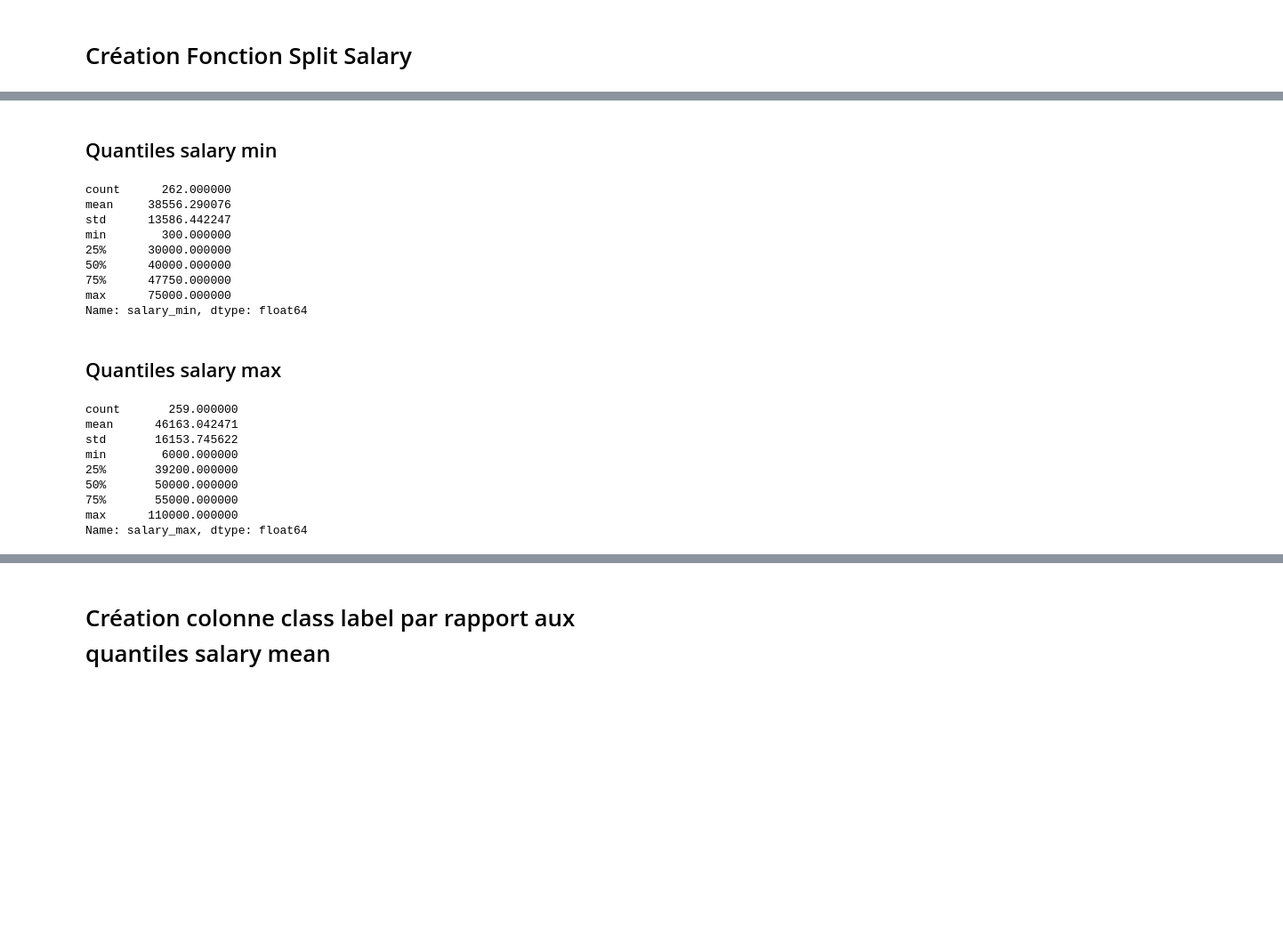
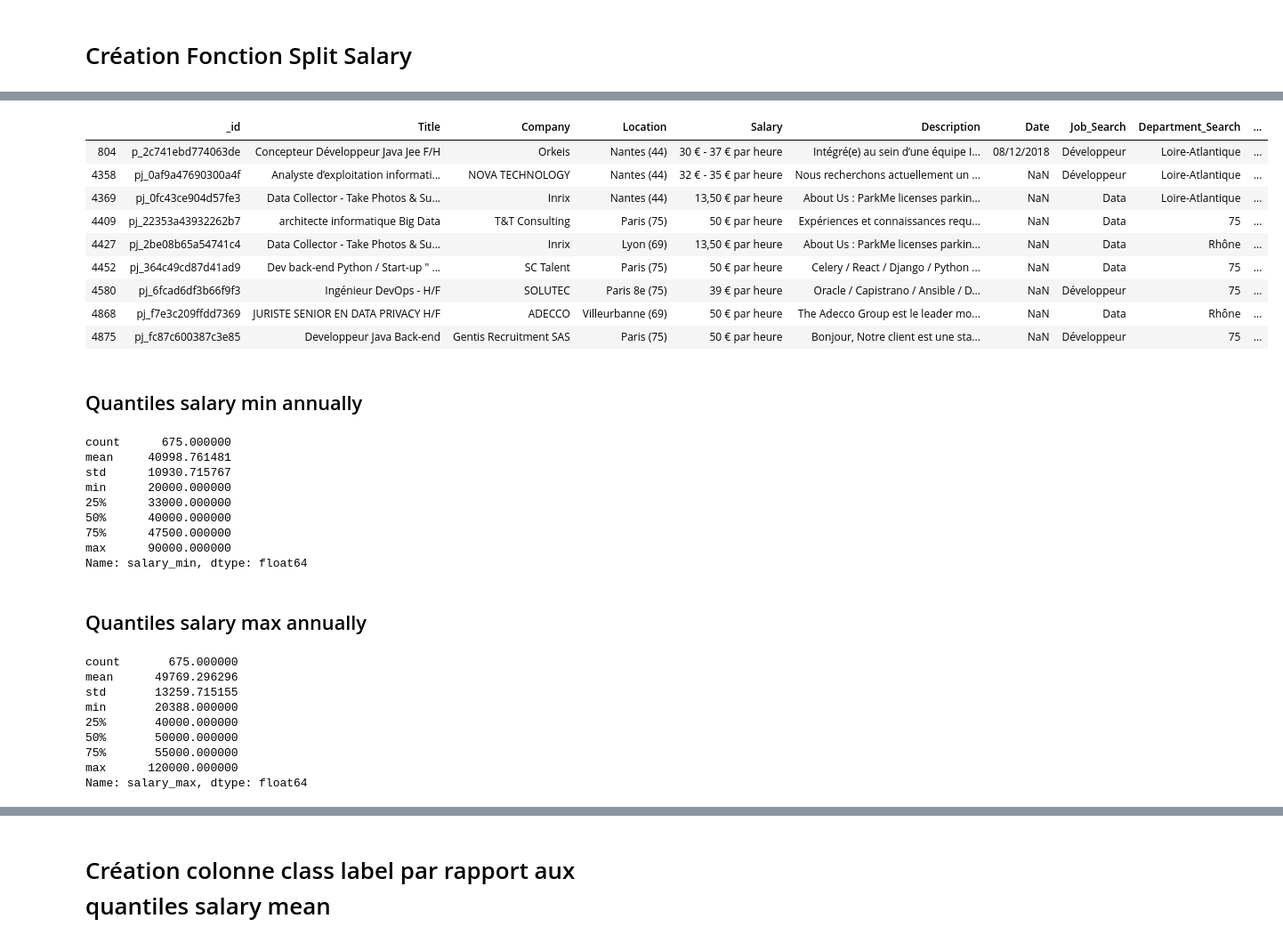
Before and after one commit to Biolfa/PROJET-ML---INDEED, a Jupyter notebook: pre_processing.ipynb, the cells around one changed output, grey strips where cells are left out. Shown at 89% size. Cells and saved outputs as stored; diff of their text form; code cells hidden in the pictures; blank space fills up the shorter version.

```diff
--- a/pre_processing.ipynb
+++ b/pre_processing.ipynb
@@ -67,16 +79,29 @@ def split_salary(row):
         salary_min = salary
         salary_max = salary
 
-    row["salary_min"] = salary_min.replace("€","").replace("par mois","").replace("par semaine","").replace("par an","").replace("\xa0","")
-    row["salary_max"] = salary_max.replace("€","").replace("par mois","").replace("par semaine","").replace("par an","").replace("\xa0","")
+    row["salary_min"] = salary_min.replace("€","").replace("par heure","").replace("par mois","").replace("par semaine","").replace("par an","").replace(",50",".50").replace("\xa0","")
+    row["salary_max"] = salary_max.replace("€","").replace("par heure","").replace("par jour","").replace("par mois","").replace("par semaine","").replace(",50",".50").replace("par an","").replace("\xa0","")
 
-    if "mois" in row["Salary"]:
+
+    if ("mois" in row["Salary"]) and (int(row["salary_min"]) > 1500):
         row["salary_min"] = int(row["salary_min"])*12
         row["salary_max"] = int(row["salary_max"])*12
+        row["salary_type"] = "annually"
+
+    if "mois" in row["Salary"] and (int(row["salary_min"]) <= 1500):
+        row["salary_type"] = "monthly"
+
+    if "jour" in row["Salary"]:
+        row["salary_type"] = "daily"
 
     if "semaine" in row["Salary"]:
-        row["salary_min"] = int(row["salary_min"])*52
-        row["salary_max"] = int(row["salary_max"])*52
+        row["salary_type"] = "weekly"
+
+    if "an" in row["Salary"]:
+        row["salary_type"] = "annually"
+
+    if "heure" in row["Salary"]:
+        row["salary_type"] = "per hour"
 
     return row
 # %% [markdown]
@@ -105,0 +163,5 @@ df_salary
+# %%
+df_annually = df_salary[df_salary["salary_type"]=="annually"]
+df_monthly = df_salary[df_salary["salary_type"]=="monthly"]
+df_weekly = df_salary[df_salary["salary_type"]=="weekly"]
+df_hour = df_salary[df_salary["salary_type"]=="per hour"]
@@ -125,0 +190,5 @@ df_salary
+# %%
+df_annually["salary_mean"] = (df_annually["salary_min"]+df_annually["salary_max"])/2
+df_monthly["salary_mean"] = (df_monthly["salary_min"]+df_monthly["salary_max"])/2
+df_weekly["salary_mean"] = (df_weekly["salary_min"]+df_weekly["salary_max"])/2
+df_hour["salary_mean"] = (df_hour["salary_min"]+df_hour["salary_max"])/2
@@ -126,29 +216,42 @@ df_salary
+# %%
+df_hour
+# %% [output]
+|  | _id | Title | Company | Location | Salary | Description | Date | Job_Search | Department_Search | ... |
+| 804 | p_2c741ebd774063de | Concepteur Développeur Java Jee F/H | Orkeis | Nantes (44) | 30 € - 37 € par heure | Intégré(e) au sein d’une équipe I... | 08/12/2018 | Développeur | Loire-Atlantique | ... |
+| 4358 | pj_0af9a47690300a4f | Analyste d’exploitation informati... | NOVA TECHNOLOGY | Nantes (44) | 32 € - 35 € par heure | Nous recherchons actuellement un ... | NaN | Développeur | Loire-Atlantique | ... |
+| 4369 | pj_0fc43ce904d57fe3 | Data Collector - Take Photos & Su... | Inrix | Nantes (44) | 13,50 € par heure | About Us : ParkMe licenses parkin... | NaN | Data | Loire-Atlantique | ... |
+| 4409 | pj_22353a43932262b7 | architecte informatique Big Data | T&T Consulting | Paris (75) | 50 € par heure | Expériences et connaissances requ... | NaN | Data | 75 | ... |
+| 4427 | pj_2be08b65a54741c4 | Data Collector - Take Photos & Su... | Inrix | Lyon (69) | 13,50 € par heure | About Us : ParkMe licenses parkin... | NaN | Data | Rhône | ... |
+| 4452 | pj_364c49cd87d41ad9 | Dev back-end Python / Start-up " ... | SC Talent | Paris (75) | 50 € par heure | Celery / React / Django / Python ... | NaN | Data | 75 | ... |
+| 4580 | pj_6fcad6df3b66f9f3 | Ingénieur DevOps - H/F | SOLUTEC | Paris 8e (75) | 39 € par heure | Oracle / Capistrano / Ansible / D... | NaN | Développeur | 75 | ... |
+| 4868 | pj_f7e3c209ffdd7369 | JURISTE SENIOR EN DATA PRIVACY H/F | ADECCO | Villeurbanne (69) | 50 € par heure | The Adecco Group est le leader mo... | NaN | Data | Rhône | ... |
+| 4875 | pj_fc87c600387c3e85 | Developpeur Java Back-end | Gentis Recruitment SAS | Paris (75) | 50 € par heure | Bonjour, Notre client est une sta... | NaN | Développeur | 75 | ... |
 # %% [markdown]
-## Quantiles salary min
+## Quantiles salary min annually
 # %%
-df_salary.salary_min.describe()
+df_annually.salary_min.describe()
 # %% [output]
-count      262.000000
-mean     38556.290076
-std      13586.442247
-min        300.000000
-25%      30000.000000
+count      675.000000
+mean     40998.761481
+std      10930.715767
+min      20000.000000
+25%      33000.000000
 50%      40000.000000
-75%      47750.000000
-max      75000.000000
+75%      47500.000000
+max      90000.000000
 Name: salary_min, dtype: float64
 # %% [markdown]
-## Quantiles salary max
+## Quantiles salary max annually
 # %%
-df_salary.salary_max.describe()
+df_annually.salary_max.describe()
 # %% [output]
-count       259.000000
-mean      46163.042471
-std       16153.745622
-min        6000.000000
-25%       39200.000000
+count       675.000000
+mean      49769.296296
+std       13259.715155
+min       20388.000000
+25%       40000.000000
 50%       50000.000000
 75%       55000.000000
-max      110000.000000
+max      120000.000000
 Name: salary_max, dtype: float64
 # %% [markdown]
```
Also changed, not shown: parts of 49 cells of this notebook.
